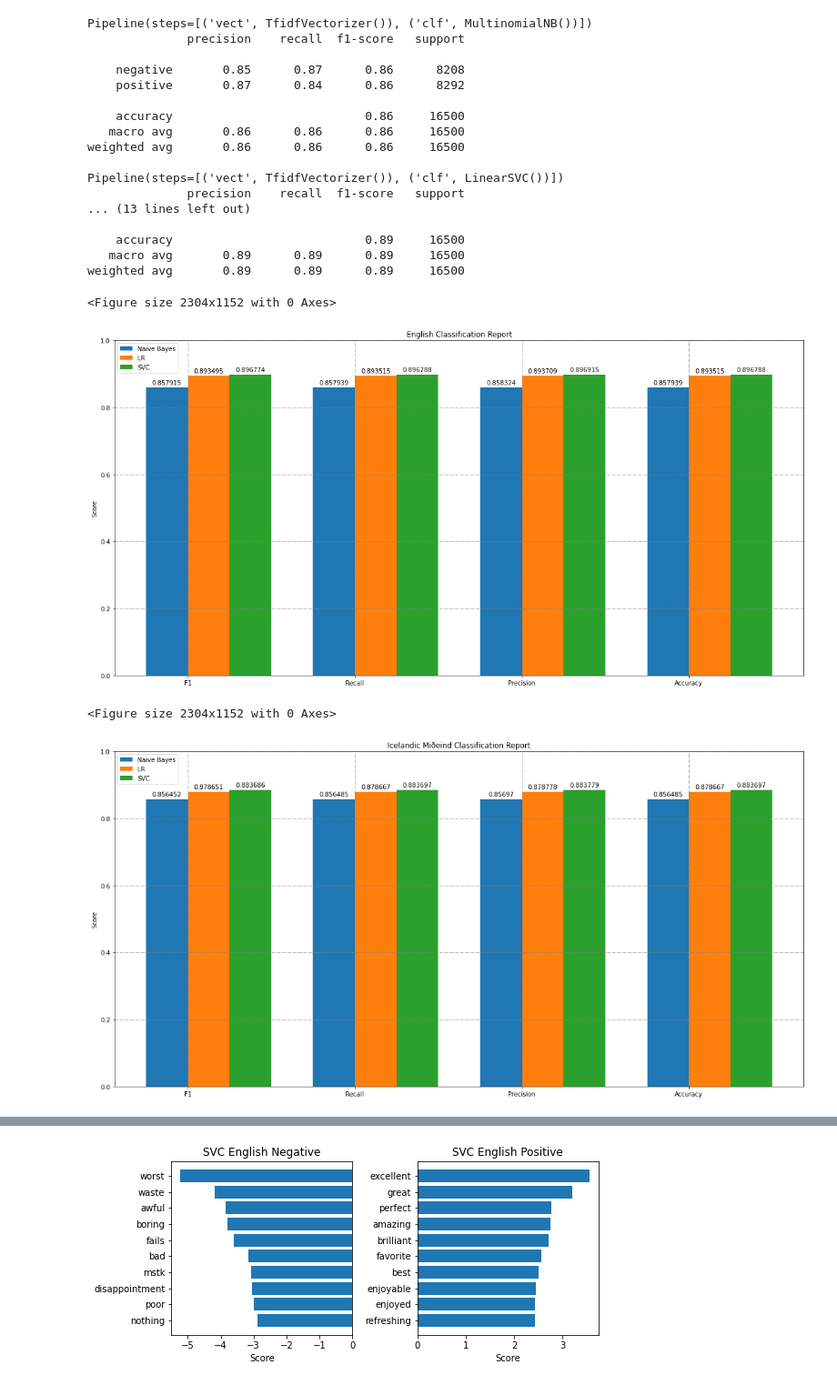
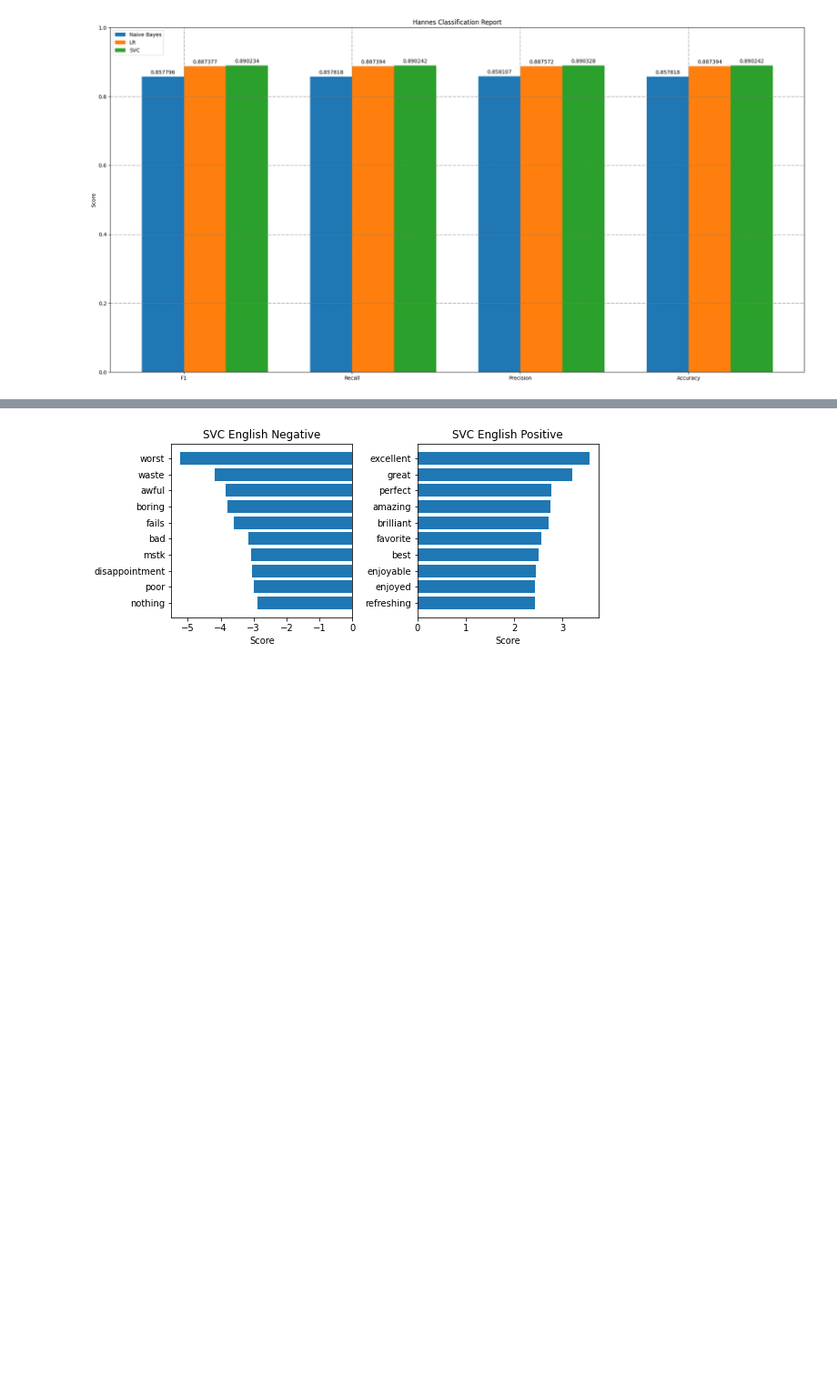
Before and after one commit to cadia-lvl/sentiment-analysis, a Jupyter notebook: src/BaselineClassifiersBinary.ipynb, the cells around one changed output, grey strips where cells are left out. Shown at 91% size. Saved outputs shown, nothing was run; the diff lists cells and outputs as text; code cells hidden in the pictures; blank space fills up the shorter version.

```diff
--- a/src/BaselineClassifiersBinary.ipynb
+++ b/src/BaselineClassifiersBinary.ipynb
@@ -20,13 +20,33 @@ import matplotlib.pyplot as plt
 from sklearn.model_selection import train_test_split
 from sklearn.metrics import classification_report
 
-def classify(path):
+def clear_df(data):
+    if "Unnamed: 0" in data.columns:
+        data.drop(["Unnamed: 0"], axis=1, inplace=True)
+    if "id" in data.columns:
+        data.drop(["id"], axis=1, inplace=True)
+    def convert(sentiment):
+        return 1 if sentiment == 'positive' else 0
+    data['sentiment'] = data.sentiment.apply(convert)
+    review, sentiment = data["review"].values.astype('U'), data["sentiment"].to_numpy()
+    return review, sentiment
+
+def classify(path, train_path=None, eval_path=None):
     print("DATASET %s" % path)
-    data = pd.read_csv(path)
-    review, sentiment = data["review"].values.astype('U'), data["sentiment"]
-    x_train, x_test, y_train, y_test = train_test_split(
-        review, sentiment, test_size=0.33, random_state=42
-    )
+    train_df, eval_df = None, None
+
+    if train_path is not None and eval_path is not None:
+        train_df = pd.read_csv(train_path)
+        eval_df = pd.read_csv(eval_path)
+        x_train, y_train = clear_df(train_df)
+        x_test, y_test = clear_df(eval_df)
+    else:
+        data = pd.read_csv(path)
+        review, sentiment = clear_df(data)
+        x_train, x_test, y_train, y_test = train_test_split(
+            review, sentiment, test_size=0.33, random_state=42
+        )
+
     nb_pipeline = Pipeline(
         [
             ("vect", TfidfVectorizer()),
@@ -115,11 +135,16 @@ def plot_f1(f1s, title):
 
 
 #data = classify("../IMDB-Dataset-GoogleTranslate-Processed.csv")
-data2, nb_mideind, svc_mideind, lr_mideind = classify("../IMDB-Dataset-MideindTranslate-Processed.csv")
-data3, nb_google, svc_google, lr_google = classify("../IMDB-Dataset-GoogleTranslate-Processed.csv")
-data1, nb_english, svc_english, lr_english = classify("../IMDB-Dataset-Processed.csv")
+#data2, nb_mideind, svc_mideind, lr_mideind = classify("../IMDB-Dataset-MideindTranslate-proccessed-nefnir.csv")
+#data3, nb_google, svc_google, lr_google = classify("../IMDB-Dataset-GoogleTranslate-proccessed-nefnir.csv")
+#data1, nb_english, svc_english, lr_english = classify("../IMDB-Dataset-Processed.csv")
 
-plot_f1(data1, "English Classification Report")
-plot_f1(data2, "Icelandic Miðeind Classification Report")
-plot_f1(data3, "Icelandic Google Classification Report")
+
+data4, nb_hannes, svc_hannes, lr_hannes = classify(None, "../IMDB-Dataset-GoogleTranslate-proccessed-nefnir.csv", "../Hannes-Movie-Reviews-proccessed-nefnir-sentiment.csv")
+
+
+#plot_f1(data1, "English Classification Report")
+#plot_f1(data2, "Icelandic Miðeind Classification Report")
+#plot_f1(data3, "Icelandic Google Classification Report")
+plot_f1(data4, "Hannes Classification Report")
 # %% [output]
@@ -161,21 +170 @@ DATASET ../IMDB-Dataset-Processed.csv
-Pipeline(steps=[('vect', TfidfVectorizer()), ('clf', MultinomialNB())])
-              precision    recall  f1-score   support
-
-    negative       0.85      0.87      0.86      8208
-    positive       0.87      0.84      0.86      8292
-
-    accuracy                           0.86     16500
-   macro avg       0.86      0.86      0.86     16500
-weighted avg       0.86      0.86      0.86     16500
-
-Pipeline(steps=[('vect', TfidfVectorizer()), ('clf', LinearSVC())])
-              precision    recall  f1-score   support
-... (13 lines left out)
-
-    accuracy                           0.89     16500
-   macro avg       0.89      0.89      0.89     16500
-weighted avg       0.89      0.89      0.89     16500
-<Figure size 2304x1152 with 0 Axes>
-[figure, old version]
+[figure, new version]
-<Figure size 2304x1152 with 0 Axes>
-[figure, removed]
```
Also changed, not shown: parts of 2 cells of this notebook.
